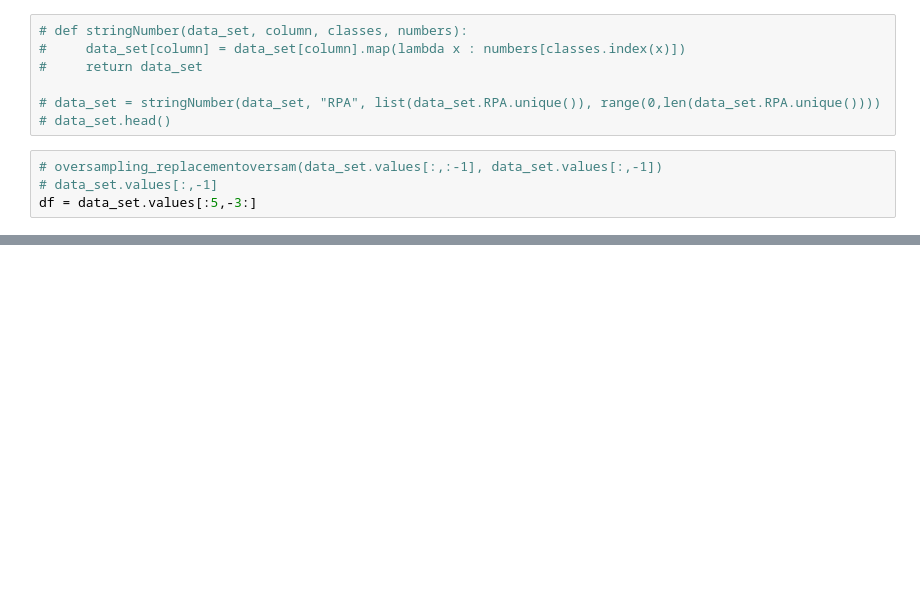
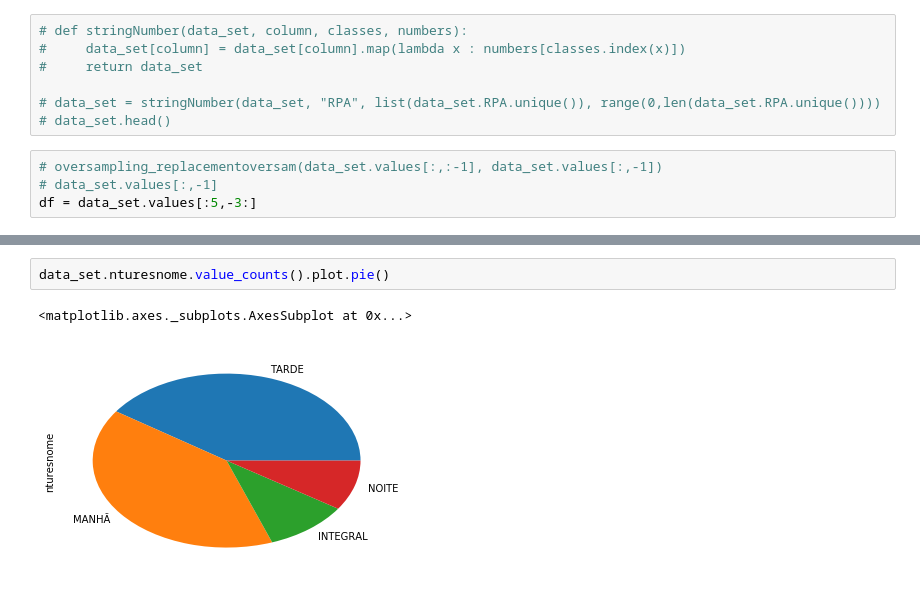
Before and after one commit to jailson-dias/DataScience2018, a Jupyter notebook: Projeto.ipynb, the cells around one changed output, grey strips where cells are left out. Cells and saved outputs as stored; diff of their text form; blank space fills up the shorter version.

```diff
--- a/Projeto.ipynb
+++ b/Projeto.ipynb
@@ -578,0 +790,5 @@ ValueError: could not convert string to float: 'TARDE'
+# %%
+data_set.nturesnome.value_counts().plot.pie()
+# %% [output]
+<matplotlib.axes._subplots.AxesSubplot at 0x...>
+[figure, added]
```
Also changed, not shown: parts of 27 cells of this notebook, 3 other files.
